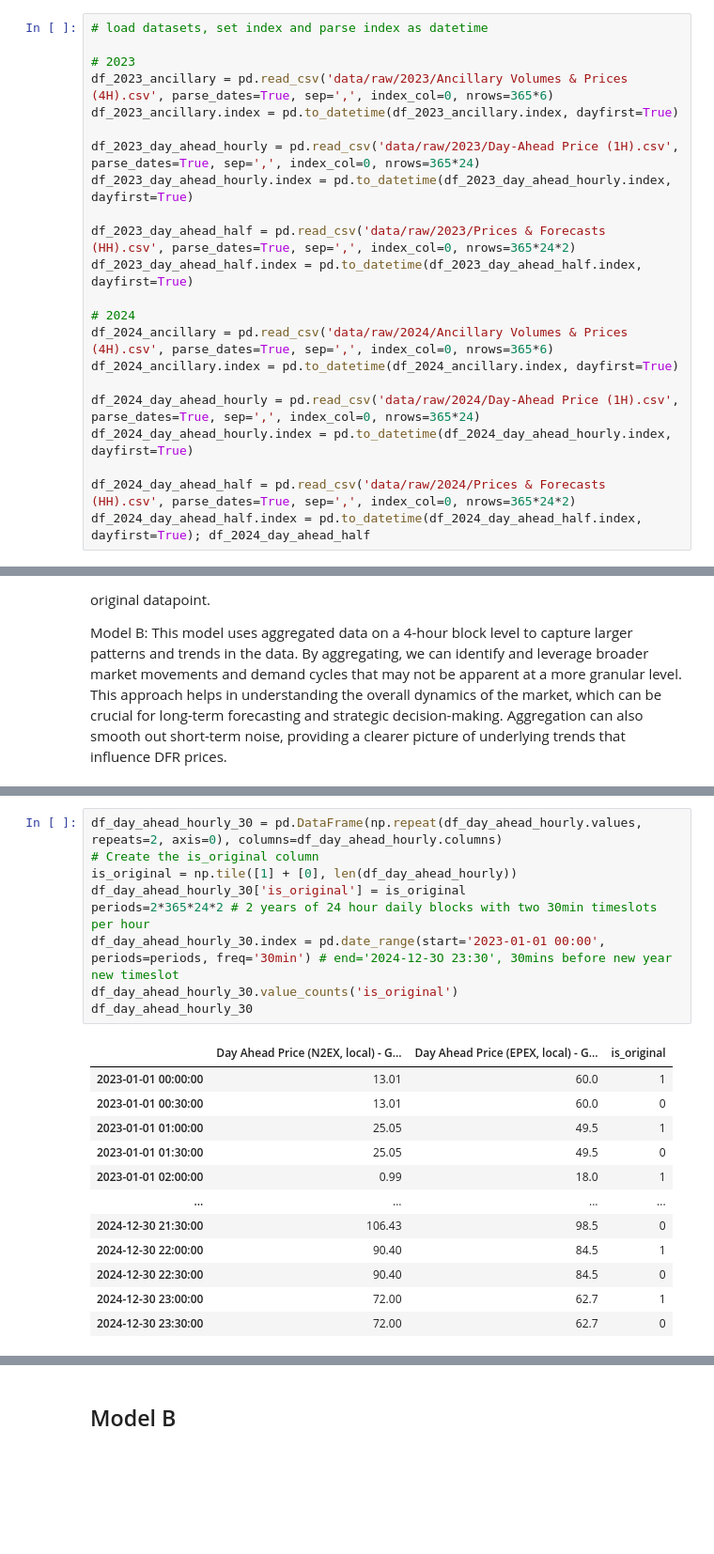
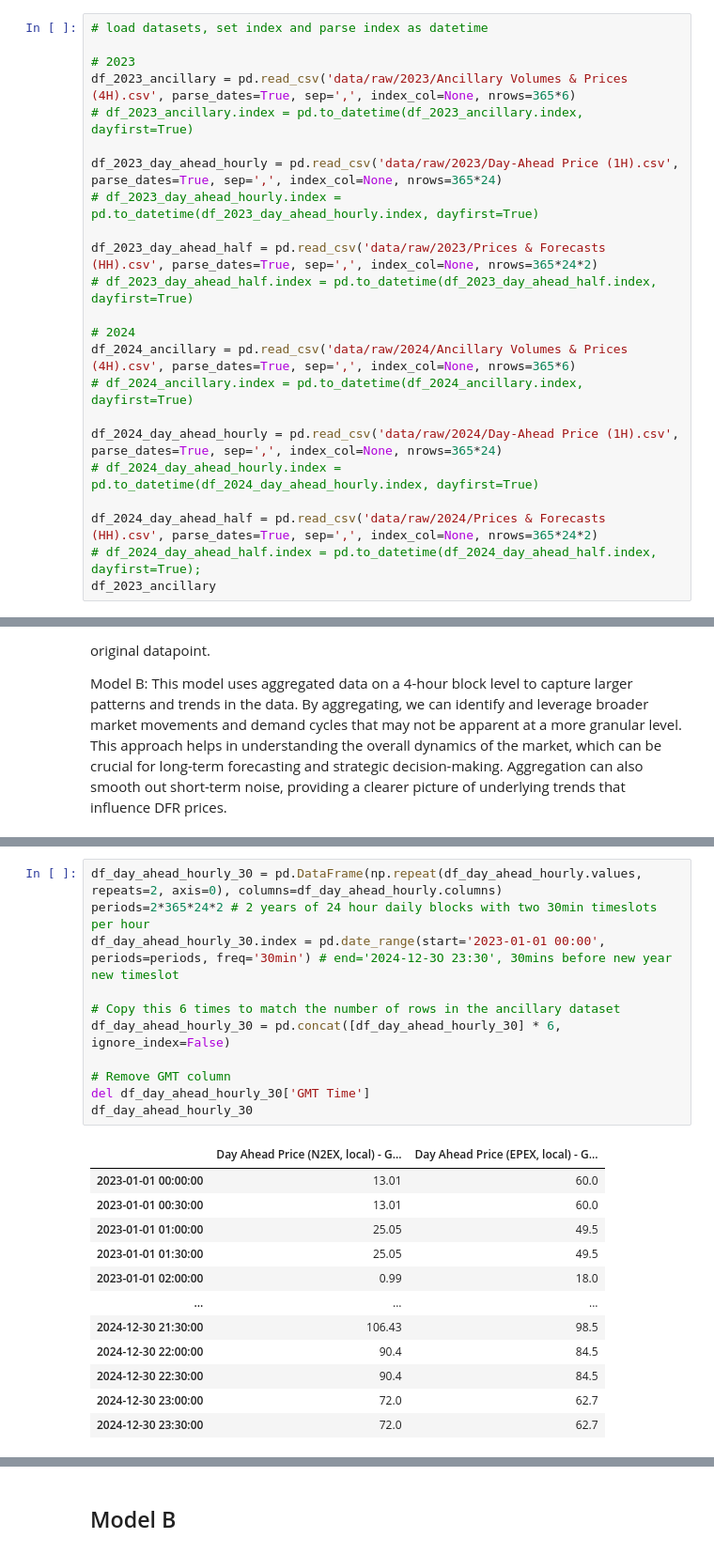
Before and after one commit to Nomercyme/energy_hackathon, a Jupyter notebook: main.ipynb, the cells around one changed output, grey strips where cells are left out. Shown at 94% size. Saved outputs shown, nothing was run; the diff lists cells and outputs as text; blank space fills up the shorter version.

Commit message:
make dataset long + see memory usage

```diff
--- a/main.ipynb
+++ b/main.ipynb
@@ -11,22 +14,23 @@ from helper.eda import (
 # load datasets, set index and parse index as datetime
 
 # 2023
-df_2023_ancillary = pd.read_csv('data/raw/2023/Ancillary Volumes & Prices (4H).csv', parse_dates=True, sep=',', index_col=0, nrows=365*6)
-df_2023_ancillary.index = pd.to_datetime(df_2023_ancillary.index, dayfirst=True)
+df_2023_ancillary = pd.read_csv('data/raw/2023/Ancillary Volumes & Prices (4H).csv', parse_dates=True, sep=',', index_col=None, nrows=365*6)
+# df_2023_ancillary.index = pd.to_datetime(df_2023_ancillary.index, dayfirst=True)
 
-df_2023_day_ahead_hourly = pd.read_csv('data/raw/2023/Day-Ahead Price (1H).csv', parse_dates=True, sep=',', index_col=0, nrows=365*24)
-df_2023_day_ahead_hourly.index = pd.to_datetime(df_2023_day_ahead_hourly.index, dayfirst=True)
+df_2023_day_ahead_hourly = pd.read_csv('data/raw/2023/Day-Ahead Price (1H).csv', parse_dates=True, sep=',', index_col=None, nrows=365*24)
+# df_2023_day_ahead_hourly.index = pd.to_datetime(df_2023_day_ahead_hourly.index, dayfirst=True)
 
-df_2023_day_ahead_half = pd.read_csv('data/raw/2023/Prices & Forecasts (HH).csv', parse_dates=True, sep=',', index_col=0, nrows=365*24*2)
-df_2023_day_ahead_half.index = pd.to_datetime(df_2023_day_ahead_half.index, dayfirst=True)
+df_2023_day_ahead_half = pd.read_csv('data/raw/2023/Prices & Forecasts (HH).csv', parse_dates=True, sep=',', index_col=None, nrows=365*24*2)
+# df_2023_day_ahead_half.index = pd.to_datetime(df_2023_day_ahead_half.index, dayfirst=True)
 
 # 2024
-df_2024_ancillary = pd.read_csv('data/raw/2024/Ancillary Volumes & Prices (4H).csv', parse_dates=True, sep=',', index_col=0, nrows=365*6)
-df_2024_ancillary.index = pd.to_datetime(df_2024_ancillary.index, dayfirst=True)
+df_2024_ancillary = pd.read_csv('data/raw/2024/Ancillary Volumes & Prices (4H).csv', parse_dates=True, sep=',', index_col=None, nrows=365*6)
+# df_2024_ancillary.index = pd.to_datetime(df_2024_ancillary.index, dayfirst=True)
 
-df_2024_day_ahead_hourly = pd.read_csv('data/raw/2024/Day-Ahead Price (1H).csv', parse_dates=True, sep=',', index_col=0, nrows=365*24)
-df_2024_day_ahead_hourly.index = pd.to_datetime(df_2024_day_ahead_hourly.index, dayfirst=True)
+df_2024_day_ahead_hourly = pd.read_csv('data/raw/2024/Day-Ahead Price (1H).csv', parse_dates=True, sep=',', index_col=None, nrows=365*24)
+# df_2024_day_ahead_hourly.index = pd.to_datetime(df_2024_day_ahead_hourly.index, dayfirst=True)
 
-df_2024_day_ahead_half = pd.read_csv('data/raw/2024/Prices & Forecasts (HH).csv', parse_dates=True, sep=',', index_col=0, nrows=365*24*2)
-df_2024_day_ahead_half.index = pd.to_datetime(df_2024_day_ahead_half.index, dayfirst=True); df_2024_day_ahead_half
+df_2024_day_ahead_half = pd.read_csv('data/raw/2024/Prices & Forecasts (HH).csv', parse_dates=True, sep=',', index_col=None, nrows=365*24*2)
+# df_2024_day_ahead_half.index = pd.to_datetime(df_2024_day_ahead_half.index, dayfirst=True);
+df_2023_ancillary
 # %% [output]
@@ -214,22 +246,24 @@ df_ancillary_30
 # %%
 df_day_ahead_hourly_30 = pd.DataFrame(np.repeat(df_day_ahead_hourly.values, repeats=2, axis=0), columns=df_day_ahead_hourly.columns)
-# Create the is_original column
-is_original = np.tile([1] + [0], len(df_day_ahead_hourly))
-df_day_ahead_hourly_30['is_original'] = is_original
 periods=2*365*24*2 # 2 years of 24 hour daily blocks with two 30min timeslots per hour
 df_day_ahead_hourly_30.index = pd.date_range(start='2023-01-01 00:00', periods=periods, freq='30min') # end='2024-12-3O 23:30', 30mins before new year new timeslot
-df_day_ahead_hourly_30.value_counts('is_original')
+
+# Copy this 6 times to match the number of rows in the ancillary dataset
+df_day_ahead_hourly_30 = pd.concat([df_day_ahead_hourly_30] * 6, ignore_index=False)
+
+# Remove GMT column
+del df_day_ahead_hourly_30['GMT Time']
 df_day_ahead_hourly_30
 # %% [output]
-|  | Day Ahead Price (N2EX, local) - G... | Day Ahead Price (EPEX, local) - G... | is_original |
-| 2023-01-01 00:00:00 | 13.01 | 60.0 | 1 |
-| 2023-01-01 00:30:00 | 13.01 | 60.0 | 0 |
-| 2023-01-01 01:00:00 | 25.05 | 49.5 | 1 |
-| 2023-01-01 01:30:00 | 25.05 | 49.5 | 0 |
-| 2023-01-01 02:00:00 | 0.99 | 18.0 | 1 |
-| ... | ... | ... | ... |
-| 2024-12-30 21:30:00 | 106.43 | 98.5 | 0 |
-| 2024-12-30 22:00:00 | 90.40 | 84.5 | 1 |
-| 2024-12-30 22:30:00 | 90.40 | 84.5 | 0 |
-| 2024-12-30 23:00:00 | 72.00 | 62.7 | 1 |
-| 2024-12-30 23:30:00 | 72.00 | 62.7 | 0 |
+|  | Day Ahead Price (N2EX, local) - G... | Day Ahead Price (EPEX, local) - G... |
+| 2023-01-01 00:00:00 | 13.01 | 60.0 |
+| 2023-01-01 00:30:00 | 13.01 | 60.0 |
+| 2023-01-01 01:00:00 | 25.05 | 49.5 |
+| 2023-01-01 01:30:00 | 25.05 | 49.5 |
+| 2023-01-01 02:00:00 | 0.99 | 18.0 |
+| ... | ... | ... |
+| 2024-12-30 21:30:00 | 106.43 | 98.5 |
+| 2024-12-30 22:00:00 | 90.4 | 84.5 |
+| 2024-12-30 22:30:00 | 90.4 | 84.5 |
+| 2024-12-30 23:00:00 | 72.0 | 62.7 |
+| 2024-12-30 23:30:00 | 72.0 | 62.7 |
```
Also changed, not shown: parts of 15 cells of this notebook, 1 other file.
